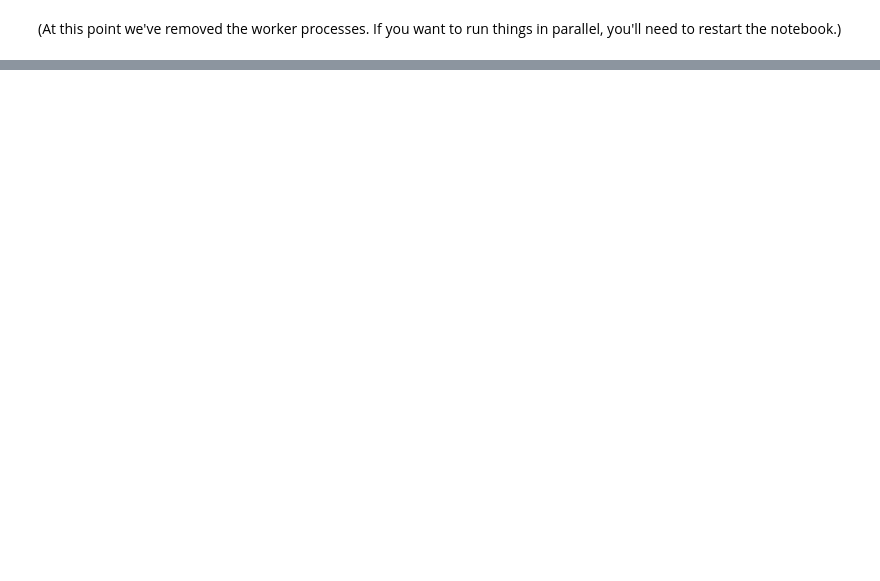
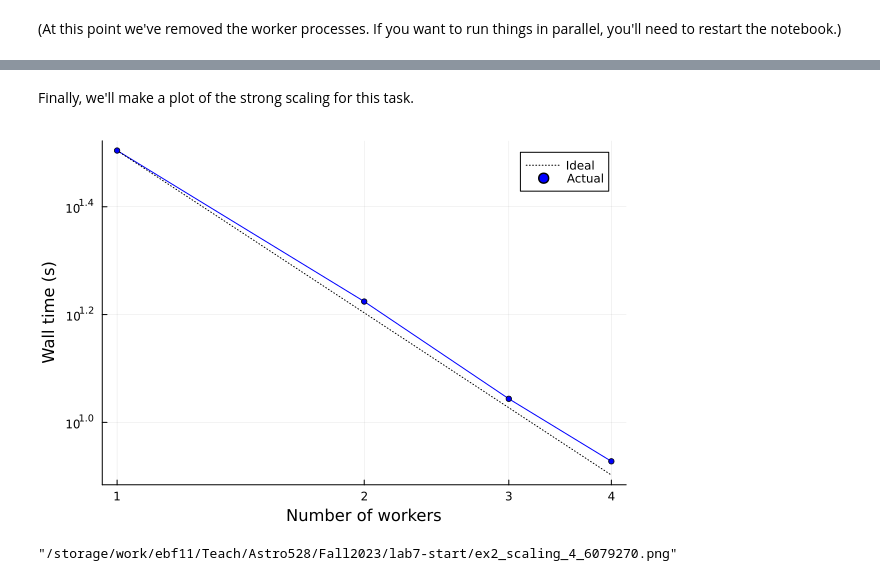
Before and after one commit to PsuAstro528/lab7-start, a Jupyter notebook: ex2.ipynb, the cells around one changed output, grey strips where cells are left out. Cells and saved outputs as stored; diff of their text form; code cells hidden in the pictures; blank space fills up the shorter version.

```diff
--- a/ex2.ipynb
+++ b/ex2.ipynb
@@ -283,0 +292,2 @@ println("# Timing calls to mapreduce (serial).")
+# %% [markdown]
+Finally, we'll make a plot of the strong scaling for this task.
@@ -283,0 +296,10 @@ println("# Timing calls to mapreduce (serial).")
+# %%
+plt = plot(xscale=:log10, yscale=:log10, xticks=(1:num_workers_all, 1:num_workers_all))
+plot!(plt, 1:num_workers_all,wall_time, linecolor=:blue, label=:none)
+ideal_scaling = wall_time[1]./(1:num_workers_all)
+plot!(plt, 1:num_workers_all,ideal_scaling, linecolor=:black, linestyle=:dot, label="Ideal")
+scatter!(plt, 1:num_workers_all,wall_time, markersize=3, markercolor=:blue, label="Actual")
+xlabel!(plt,"Number of workers")
+ylabel!(plt, "Wall time (s)")
+# %% [output]
+[figure, added]
@@ -283,0 +312,4 @@ println("# Timing calls to mapreduce (serial).")
+# %%
+savefig(plt, "ex2_scaling_" * string(num_workers_all) * jobid * ".png")
+# %% [output]
+"/storage/work/ebf11/Teach/Astro528/Fall2023/lab7-start/ex2_scaling_4_6079270.png"
```
Also changed, not shown: parts of 10 cells of this notebook, 3 other files.
